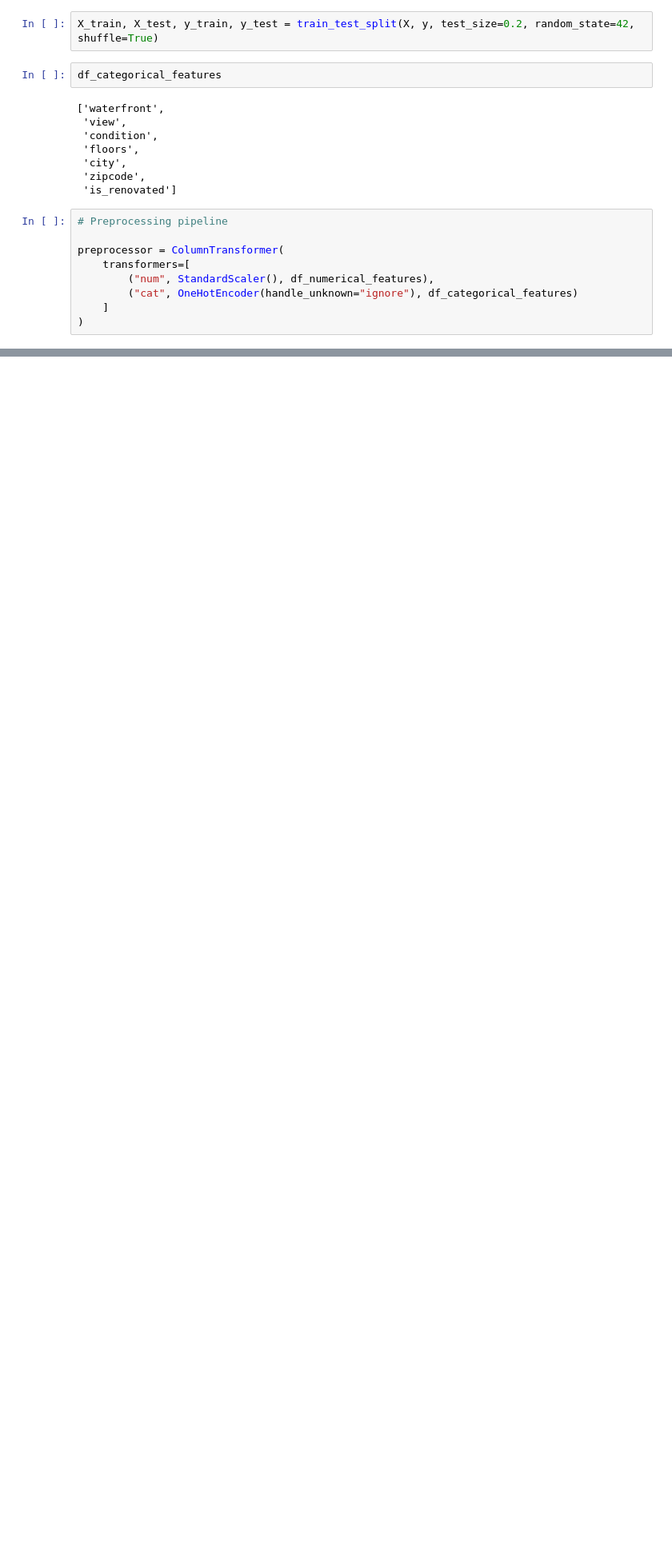
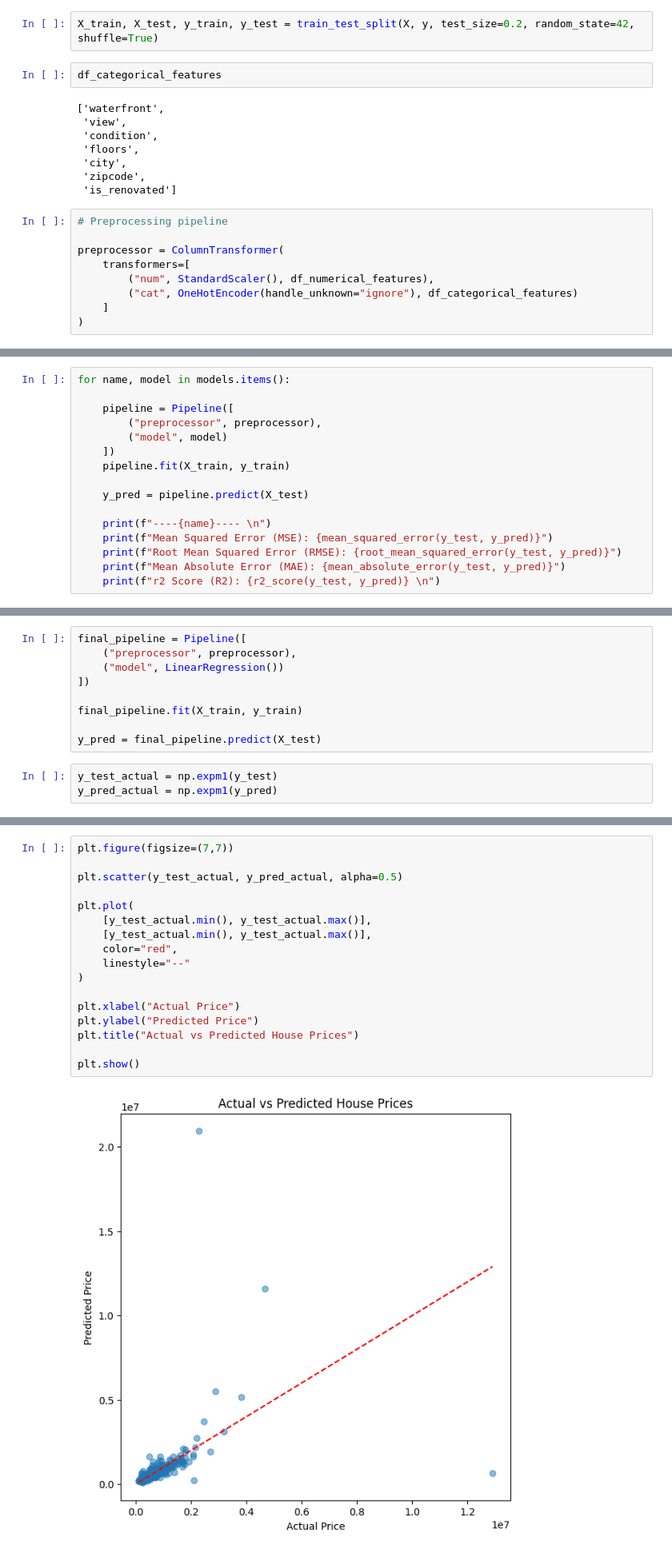
Before and after one commit to Wayn-Git/MLPractise, a Jupyter notebook: NoAIProject/Notebook/house_price.ipynb, the cells around one changed output, grey strips where cells are left out. Shown at 80% size. Drawn from its saved outputs; the diff is of its cells as text; blank space fills up the shorter version.

Commit message:
Completed the overall notebook and saved the model

```diff
--- a/NoAIProject/Notebook/house_price.ipynb
+++ b/NoAIProject/Notebook/house_price.ipynb
@@ -496,0 +525,16 @@ preprocessor = ColumnTransformer(
+# %%
+for name, model in models.items():
+
+    pipeline = Pipeline([
+        ("preprocessor", preprocessor),
+        ("model", model)
+    ])
+    pipeline.fit(X_train, y_train)
+
+    y_pred = pipeline.predict(X_test)
+
+    print(f"----{name}---- \n")
+    print(f"Mean Squared Error (MSE): {mean_squared_error(y_test, y_pred)}")
+    print(f"Root Mean Squared Error (RMSE): {root_mean_squared_error(y_test, y_pred)}")
+    print(f"Mean Absolute Error (MAE): {mean_absolute_error(y_test, y_pred)}")
+    print(f"r2 Score (R2): {r2_score(y_test, y_pred)} \n")
@@ -496,0 +596,12 @@ preprocessor = ColumnTransformer(
+# %%
+final_pipeline = Pipeline([
+    ("preprocessor", preprocessor),
+    ("model", LinearRegression())
+])
+
+final_pipeline.fit(X_train, y_train)
+
+y_pred = final_pipeline.predict(X_test)
+# %%
+y_test_actual = np.expm1(y_test)
+y_pred_actual = np.expm1(y_pred)
@@ -496,0 +616,19 @@ preprocessor = ColumnTransformer(
+# %%
+plt.figure(figsize=(7,7))
+
+plt.scatter(y_test_actual, y_pred_actual, alpha=0.5)
+
+plt.plot(
+    [y_test_actual.min(), y_test_actual.max()],
+    [y_test_actual.min(), y_test_actual.max()],
+    color="red",
+    linestyle="--"
+)
+
+plt.xlabel("Actual Price")
+plt.ylabel("Predicted Price")
+plt.title("Actual vs Predicted House Prices")
+
+plt.show()
+# %% [output]
+[figure, added]
```
Also changed, not shown: parts of 9 cells of this notebook, 1 other file.
